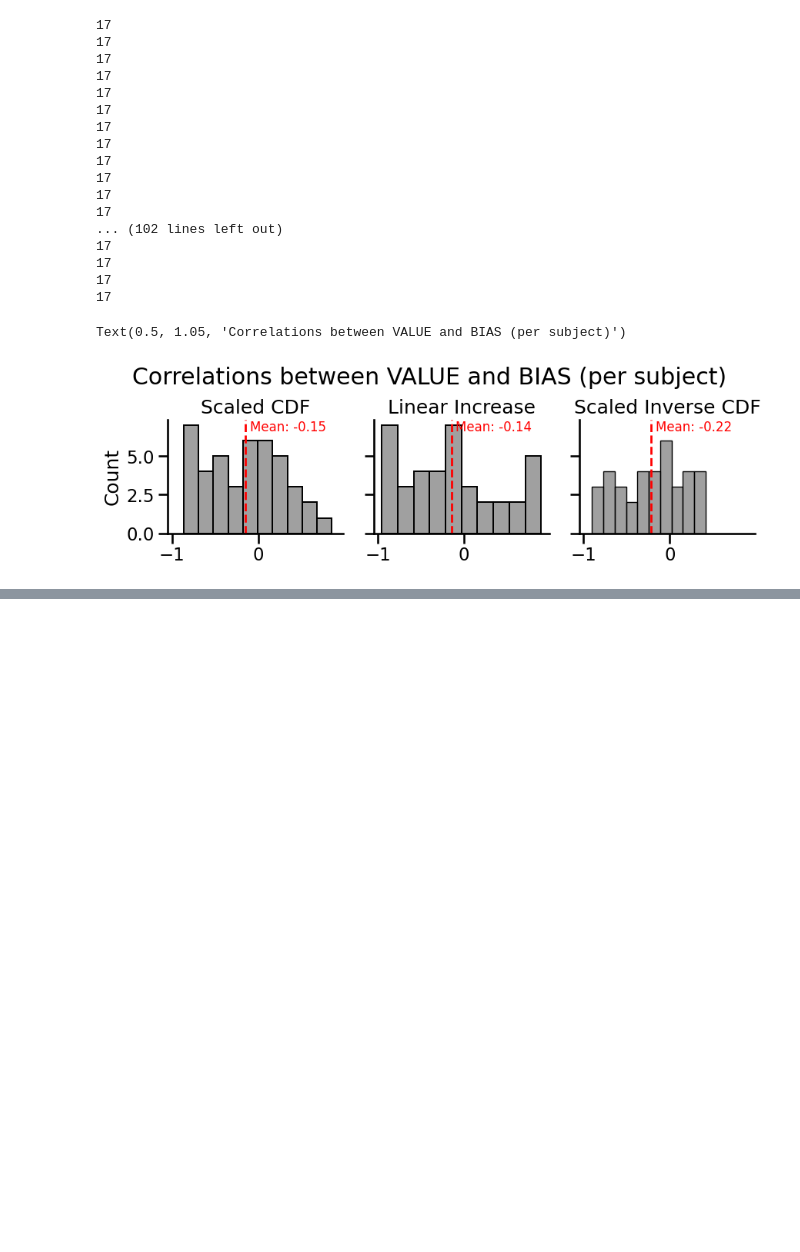
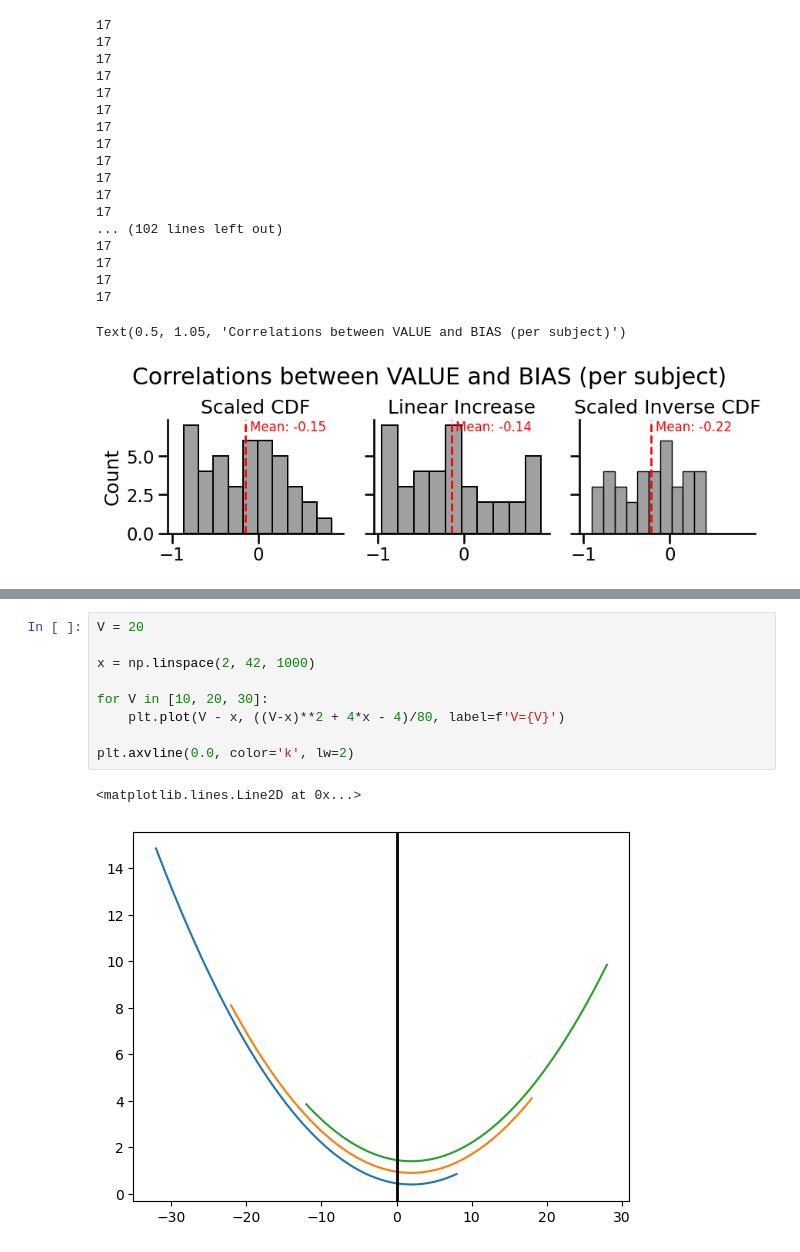
Before and after one commit to Gilles86/abstract_values, a Jupyter notebook: notebooks/plots.ipynb, the cells around one changed output, grey strips where cells are left out. Saved outputs shown, nothing was run; the diff lists cells and outputs as text; blank space fills up the shorter version.

```diff
--- a/notebooks/plots.ipynb
+++ b/notebooks/plots.ipynb
@@ -1152,0 +1235,12 @@ Text(0.5, 1.05, 'Correlations between VALUE and BIAS (per subject)')
+# %%
+V = 20
+
+x = np.linspace(2, 42, 1000)
+
+for V in [10, 20, 30]:
+    plt.plot(V - x, ((V-x)**2 + 4*x - 4)/80, label=f'V={V}')
+
+plt.axvline(0.0, color='k', lw=2)
+# %% [output]
+<matplotlib.lines.Line2D at 0x...>
+[figure, added]
```
Also changed, not shown: parts of 14 cells of this notebook.
